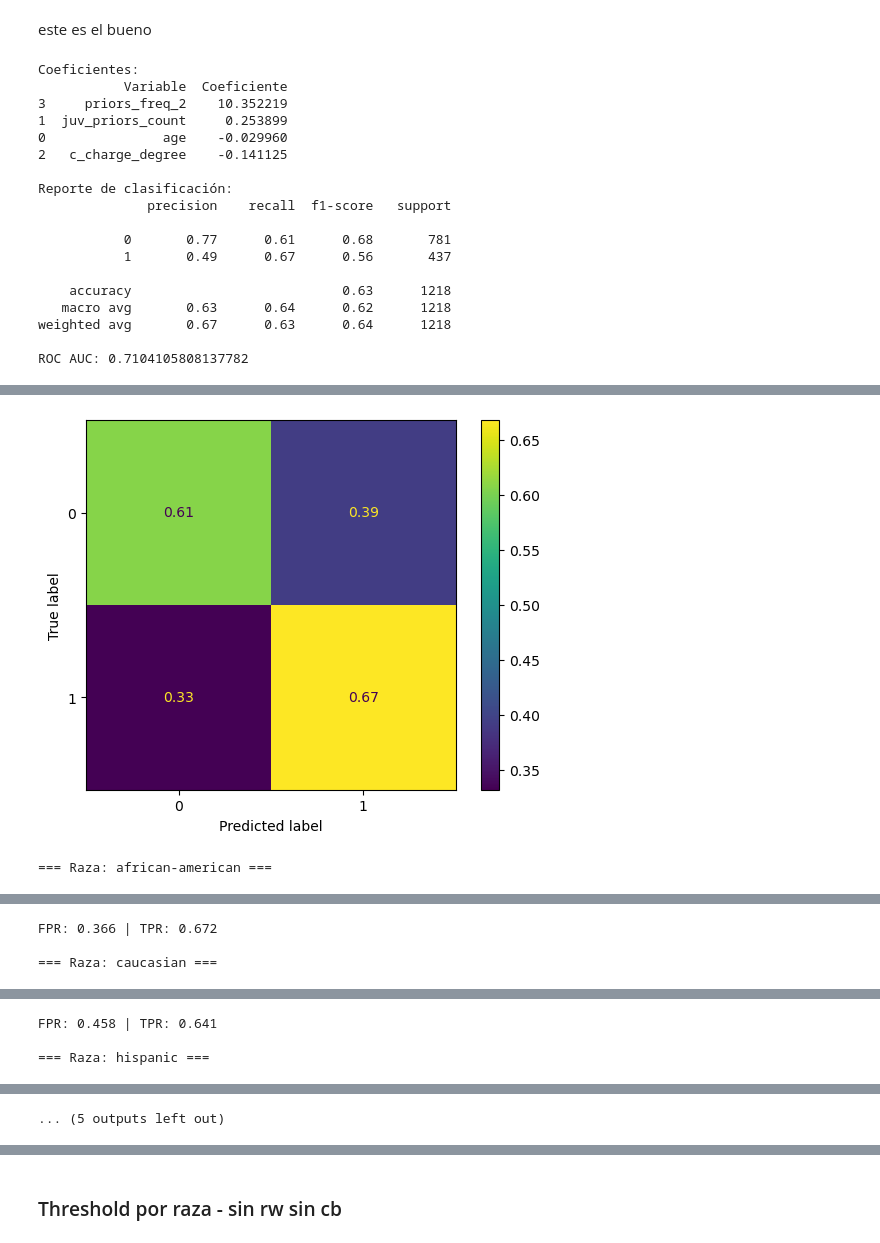
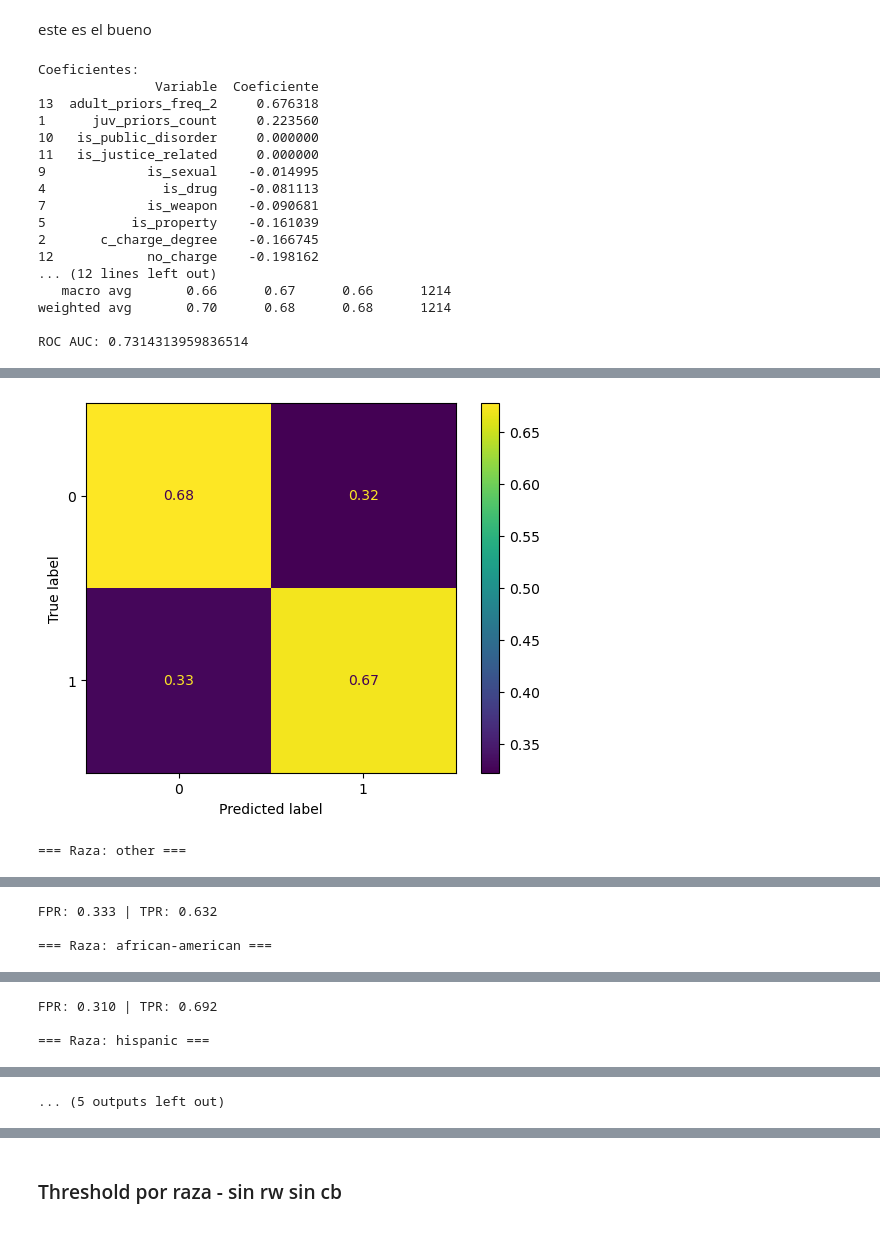
Before and after one commit to aaznarmellado-collab/Bias-Analysis-in-the-U.S.-Judicial-System, a Jupyter notebook: 01_Notebooks/TFM_MODELO.ipynb, the cells around one changed output, grey strips where cells are left out. Drawn from its saved outputs; the diff is of its cells as text; code cells hidden in the pictures.

Commit message:
UPDATE MODEL - CHARGE DESC GROUP AND STANDARD

```diff
--- a/01_Notebooks/TFM_MODELO.ipynb
+++ b/01_Notebooks/TFM_MODELO.ipynb
@@ -69,7 +71,7 @@ Index(['person_id', 'decile_score', 'rawscore', 'v_decile_score', 'is_recid',
 # 'maritalstatus_other', 'maritalstatus_separated', 'maritalstatus_significant other',
 # %%
 lista_columnas_dropear = ['two_year_recid','person_id', 'decile_score', 'rawscore', 'v_decile_score', 'is_recid', 'is_violent_recid', 'maritalstatus', 'race', 'priors_freq', 'priors_freq_2',
-       'priors_freq_3',  'juv_fel_count', 'juv_misd_count', 'juv_other_count', 'weight', 'sex', "juv_priors_count", "adult_priors_count", "log_juv_priors_freq", "log_adult_priors_freq", "total_priors_count", 'maritalstatus_other', 'maritalstatus_separated', 'maritalstatus_significant other',]       #revisar una vez esté todo claro
+       'priors_freq_3',  'juv_fel_count', 'juv_misd_count', 'juv_other_count', 'weight', 'sex', "juv_priors_count", "adult_priors_count", "log_juv_priors_freq", "log_adult_priors_freq", "total_priors_count", 'maritalstatus_other', 'maritalstatus_separated', 'maritalstatus_significant other']       #revisar una vez esté todo claro
 # %%
 lista_col_outliers = [
     'age',
@@ -788,9 +750,9 @@ Index(['person_id', 'decile_score', 'rawscore', 'v_decile_score', 'is_recid',
        'log_adult_priors_freq', 'priors_freq_2', 'priors_freq_3', 'weight'],
       dtype='object')
 # %%
-lista_columnas_dropear = ['two_year_recid','person_id', 'decile_score', 'rawscore', 'v_decile_score', 'is_recid', 'is_violent_recid', 'maritalstatus', 'race', 'priors_freq',
-       'priors_freq_3', 'juv_fel_count', 'juv_misd_count', 'juv_other_count', 'sex', 'total_priors_count',
-       'log_juv_priors_freq', 'log_adult_priors_freq', 'log_juv_priors_count', 'log_adult_priors_count', "adult_priors_count", "weight", 'maritalstatus_other', 'maritalstatus_separated', 'maritalstatus_significant other',]
+lista_columnas_dropear = ['two_year_recid','person_id', 'decile_score', 'rawscore', 'v_decile_score', 'is_recid', 'is_violent_recid', 'maritalstatus', 'race', 'adult_priors_freq',
+       'adult_priors_freq_3', 'juv_fel_count', 'juv_misd_count', 'juv_other_count', 'sex', 'total_priors_count',
+       'log_juv_priors_count', 'log_adult_priors_count', "adult_priors_count", "weight", 'maritalstatus_other', 'maritalstatus_separated', 'maritalstatus_significant other']
 # %% [markdown]
 ### Modelo MAYOR PRECISIÓN - sin RW
 # %%
@@ -1425,16 +1387,29 @@ Coeficientes:
 #     plt.show()
 # %% [markdown]
 ### Threshold por raza - sin reweighting
+# %%
+lista_columnas_dropear = ['two_year_recid','person_id', 'decile_score', 'rawscore', 'v_decile_score', 'is_recid', 'is_violent_recid', 'maritalstatus', 'race', 'adult_priors_freq',
+       'adult_priors_freq_3', 'juv_fel_count', 'juv_misd_count', 'juv_other_count', 'sex', 'total_priors_count',
+       'log_juv_priors_count', 'log_adult_priors_count', "adult_priors_count", "weight", 'maritalstatus_other', 'maritalstatus_separated', 'maritalstatus_significant other']
 # %% [markdown]
 este es el bueno
+# %%
+from sklearn.preprocessing import StandardScaler
+
+features_num = ['age', 'juv_priors_count', 'adult_priors_freq_2']
+features_bin = ['is_public_disorder', 'is_justice_related', 'is_sexual', 'is_drug', 'is_weapon', 'is_property', 'c_charge_degree', 'no_charge', 'is_fraud', 'is_violent', 'is_traffic']
+
+scaler = StandardScaler()
+df_model_scaled = df_sin_outliers.copy()
+df_model_scaled[features_num] = scaler.fit_transform(df_sin_outliers[features_num])
 # %%
 
 
 # -------------------------
 # 1. DATOS
 # -------------------------
-X = df_sin_outliers.drop(columns=lista_columnas_dropear)
-y = df_sin_outliers['two_year_recid']
+X = df_model_scaled.drop(columns=lista_columnas_dropear)
+y = df_model_scaled['two_year_recid']
 
 X_train, X_test, y_train, y_test = train_test_split(
     X, y, test_size=0.2, random_state=69, stratify=y
@@ -1475,9 +1450,9 @@ df_eval = pd.DataFrame({
 # 6. THRESHOLD POR RAZA
 # -------------------------
 thresholds = {
-    'african-american': 0.5199,
-    'caucasian': 0.4299,
-    'hispanic': 0.452,
+    'african-american': 0.53,
+    'caucasian': 0.45,
+    'hispanic': 0.46,
     'other': 0.46
 }
 
@@ -1562,20 +1537,19 @@ for raza in razas:
     print(f"FPR: {fpr:.3f} | TPR: {tpr:.3f}")
 # %% [output]
 Coeficientes:
-           Variable  Coeficiente
-3     priors_freq_2    10.352219
-1  juv_priors_count     0.253899
-0               age    -0.029960
-2   c_charge_degree    -0.141125
+               Variable  Coeficiente
+13  adult_priors_freq_2     0.676318
+1      juv_priors_count     0.223560
+10   is_public_disorder     0.000000
+11   is_justice_related     0.000000
+9             is_sexual    -0.014995
+4               is_drug    -0.081113
+7             is_weapon    -0.090681
+5           is_property    -0.161039
+2       c_charge_degree    -0.166745
+12            no_charge    -0.198162
+... (12 lines left out)
+   macro avg       0.66      0.67      0.66      1214
+weighted avg       0.70      0.68      0.68      1214
 
-Reporte de clasificación:
-              precision    recall  f1-score   support
-
-           0       0.77      0.61      0.68       781
-           1       0.49      0.67      0.56       437
-
-    accuracy                           0.63      1218
-   macro avg       0.63      0.64      0.62      1218
-weighted avg       0.67      0.63      0.64      1218
-
-ROC AUC: 0.7104105808137782
+ROC AUC: 0.7314313959836514
@@ -1584,2 +1558,2 @@ ROC AUC: 0.7104105808137782
-[figure, old version]
+[figure, new version]
-=== Raza: african-american ===
+=== Raza: other ===
@@ -1588,3 +1562,3 @@ ROC AUC: 0.7104105808137782
-FPR: 0.366 | TPR: 0.672
+FPR: 0.333 | TPR: 0.632
 
-=== Raza: caucasian ===
+=== Raza: african-american ===
@@ -1593,3 +1567,3 @@ FPR: 0.366 | TPR: 0.672
-FPR: 0.458 | TPR: 0.641
+FPR: 0.310 | TPR: 0.692
 
 === Raza: hispanic ===
```
Also changed, not shown: parts of 6 cells of this notebook, 4 other files.
